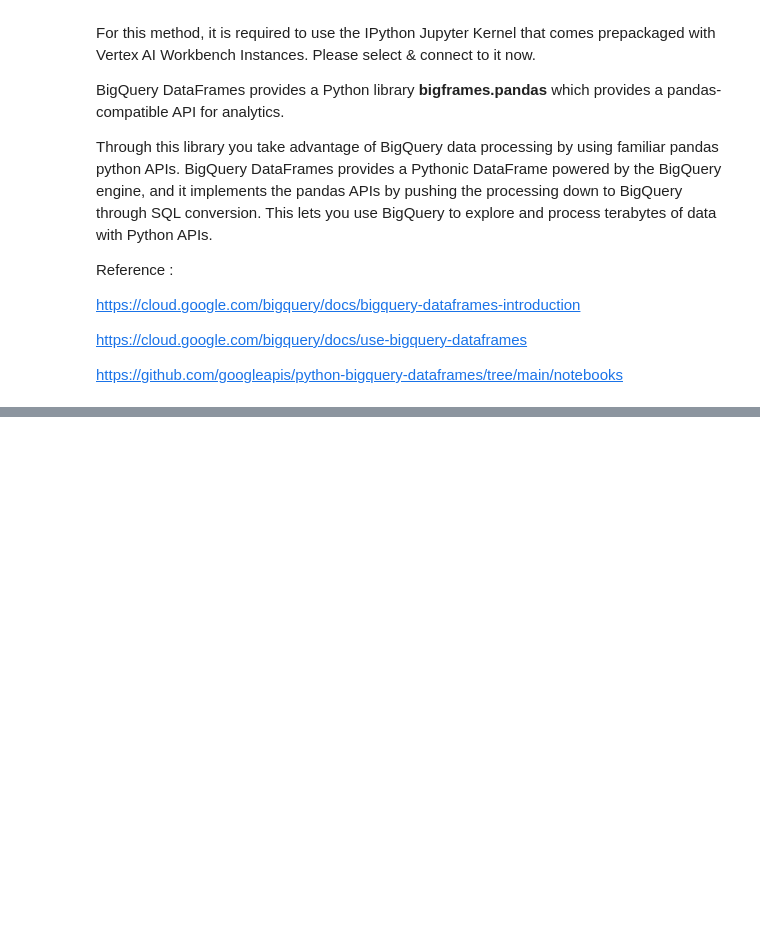
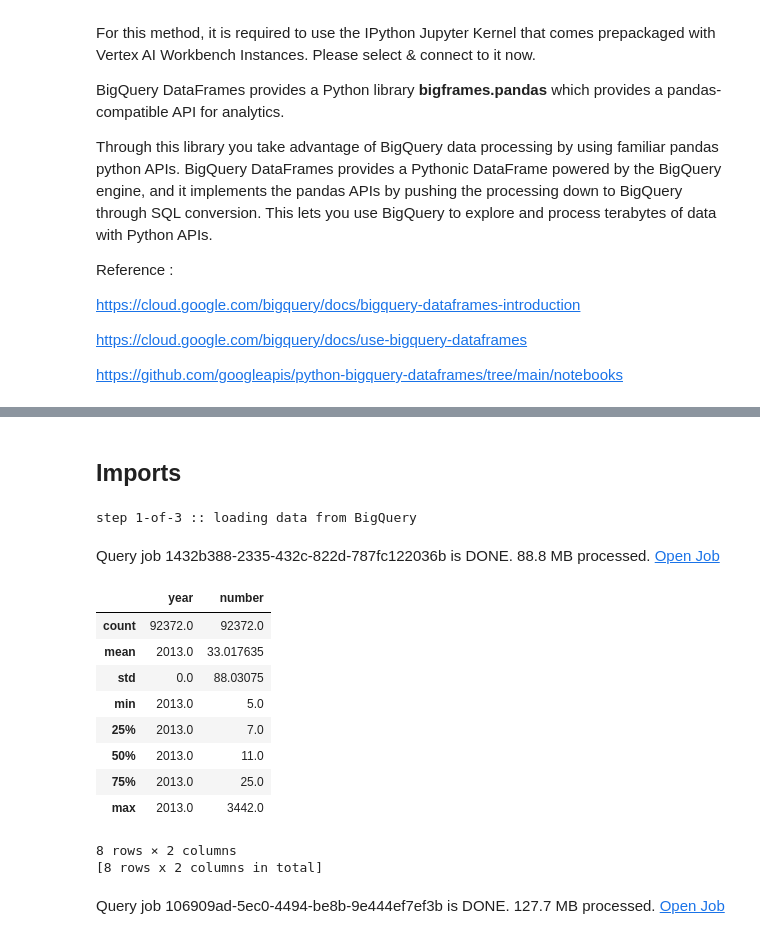
Before and after one commit to ant-laz/vertex-workbench-bigquery, a Jupyter notebook: VertexWorkbenchBigQuery.ipynb, the cells around one changed output, grey strips where cells are left out. Drawn from its saved outputs; the diff is of its cells as text; code cells hidden in the pictures; blank space fills up the shorter version.

Commit message:
adds examples of using bigframes to do some basic analysis

```diff
--- a/VertexWorkbenchBigQuery.ipynb
+++ b/VertexWorkbenchBigQuery.ipynb
@@ -337,0 +315,2 @@ result
+# %% [markdown]
+## Imports
@@ -337,0 +323,34 @@ result
+# %%
+import bigframes.pandas as bpd
+
+# import warnings filter & ignore all future warnings
+# this is for teaching purposes only, to avoid FutureWarnings to do with bigframe compiler implementation
+from warnings import simplefilter
+simplefilter(action='ignore', category=FutureWarning)
+
+# Load data from BigQuery
+# Let's explore the names of birth registrations in the USA from 1910-2013
+print("step 1-of-3 :: loading data from BigQuery")
+query_or_table = "bigquery-public-data.usa_names.usa_1910_2013"
+bq_df = bpd.read_gbq(query_or_table, use_cache=False)
+# %% [output]
+step 1-of-3 :: loading data from BigQuery
+# %%
+# Let's focus on just one year
+bq_df_2013 = bq_df[bq_df["year"] == 2013]
+# %%
+# Let's get the descriptive statistics for numerical columns
+bq_df_2013.describe()
+# %% [output]
+Query job 1432b388-2335-432c-822d-787fc122036b is DONE. 88.8 MB processed. Open Job
+|  | year | number |
+| count | 92372.0 | 92372.0 |
+| mean | 2013.0 | 33.017635 |
+| std | 0.0 | 88.03075 |
+| min | 2013.0 | 5.0 |
+| 25% | 2013.0 | 7.0 |
+| 50% | 2013.0 | 11.0 |
+| 75% | 2013.0 | 25.0 |
+| max | 2013.0 | 3442.0 |
+8 rows × 2 columns
+[8 rows x 2 columns in total]
@@ -337,0 +360,7 @@ result
+# %%
+# Let's build a cross tab of state vs gender
+# N.B. BigFrames yas not yet implemented the "margins" parameter available in pandas
+# https://cloud.google.com/python/docs/reference/bigframes/latest/supported_pandas_apis
+xtabdf = bq_df_2013_CANY.pivot_table(index="state", columns="gender", values="number", aggfunc="sum")
+# %% [output]
+Query job 106909ad-5ec0-4494-be8b-9e444ef7ef3b is DONE. 127.7 MB processed. Open Job
```
Also changed, not shown: parts of 20 cells of this notebook.
